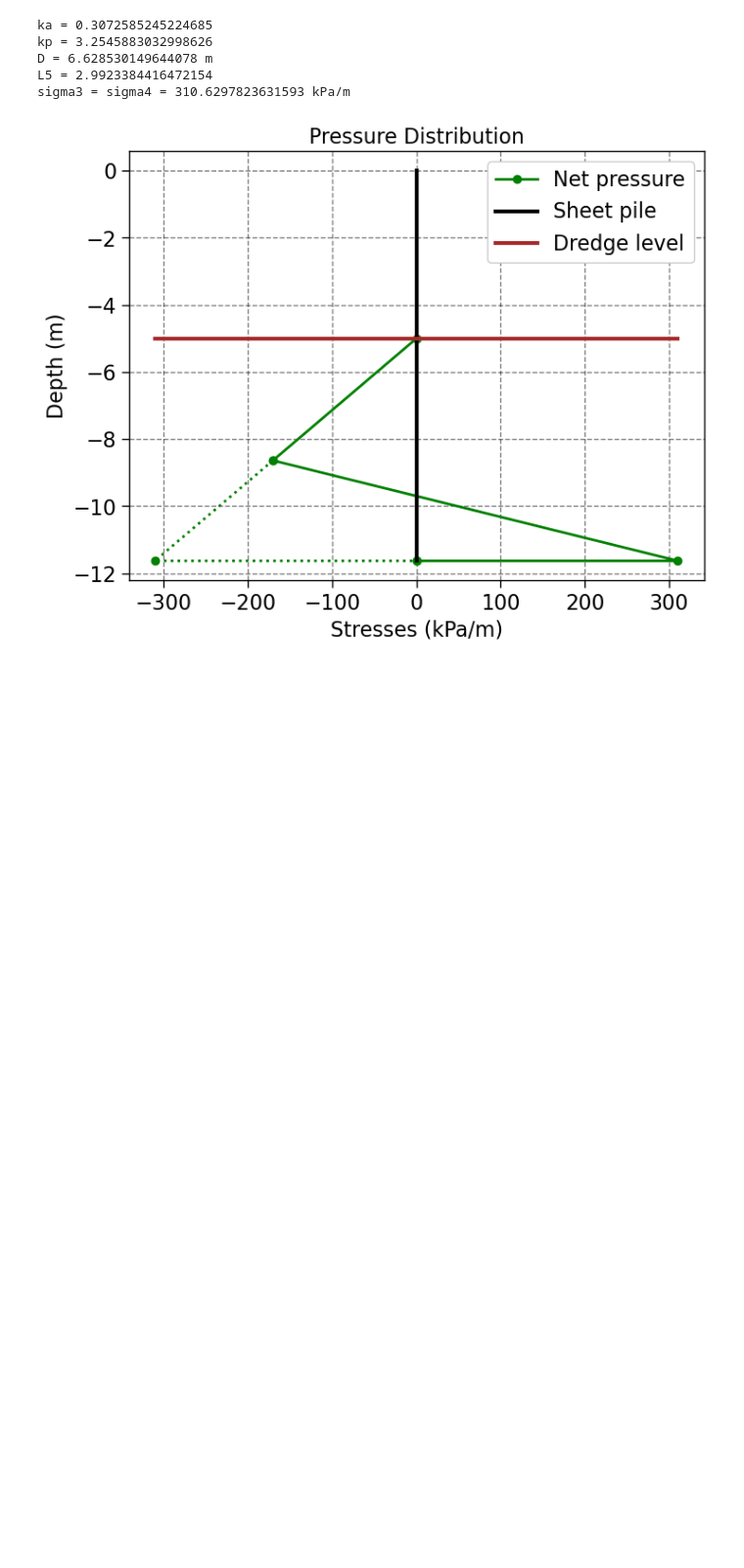
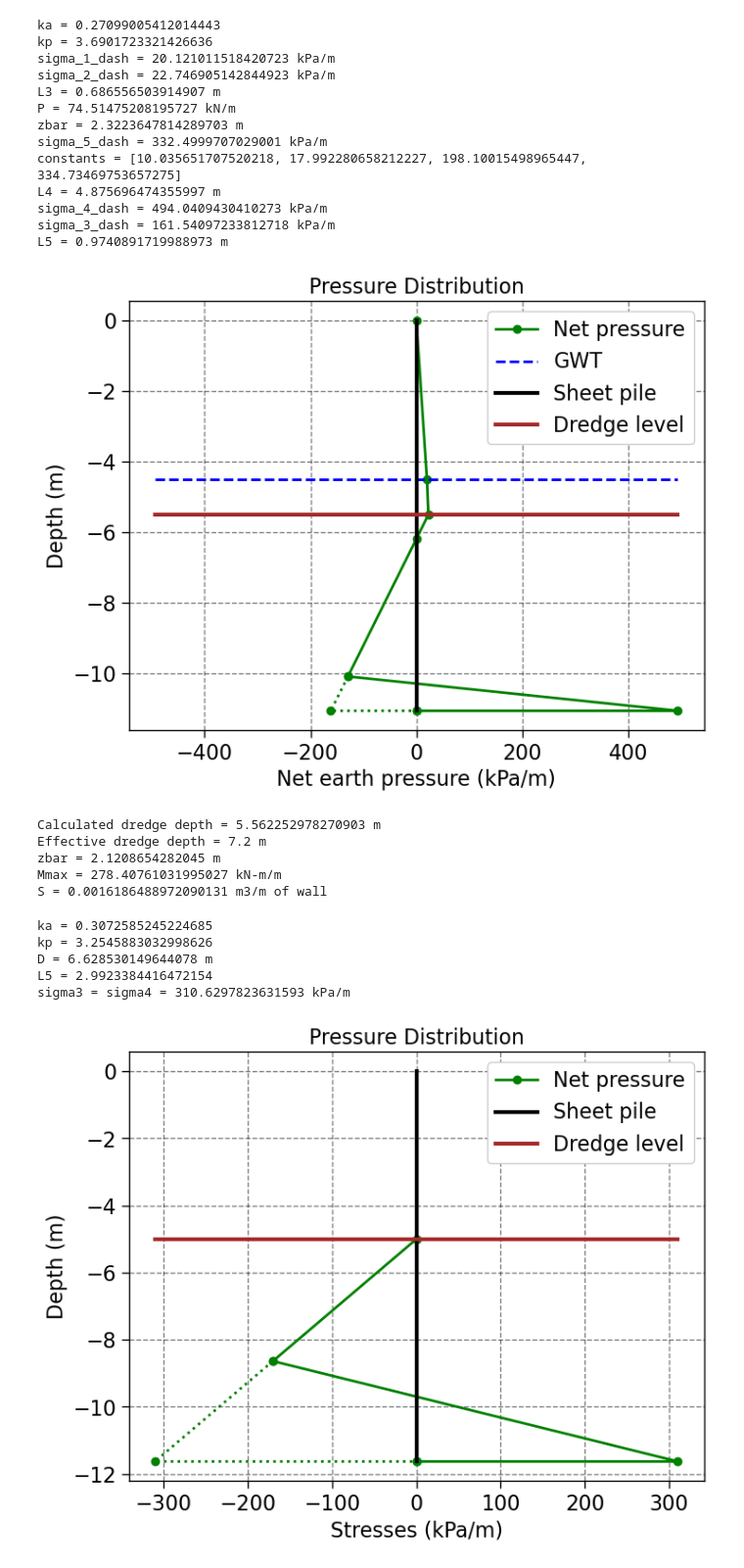
Before and after one commit to paudyalprabhat7/cee555_advfoundations, a Jupyter notebook: sheetpile_design_oop.ipynb, the cells around one changed output. Shown at 98% size. Saved outputs shown, nothing was run; the diff lists cells and outputs as text; code cells hidden in the pictures; blank space fills up the shorter version.

```diff
--- a/sheetpile_design_oop.ipynb
+++ b/sheetpile_design_oop.ipynb
@@ -339,3 +318,38 @@ Effective dredge depth = 5.9 m
+# %%
+#Problem 2
+properties = {
+    'phi': 35, #granular soil friction angle
+    'gamma_unsat': 16.5, #granular soil unit weight (unsat)
+    'gamma_sat': 19.5,  #granular soil unit weight (sat)
+    'L1': 4.5,             #L1
+    'L2': 1,             #L2
+    'mode': 0,
+    'sigma_all' : 172 * 1e3
+}
+
+
+sheet_pile = SheetPile(properties)
+sheet_pile.complete_calc()
+# %% [output]
+ka = 0.27099005412014443
+kp = 3.6901723321426636
+sigma_1_dash = 20.121011518420723 kPa/m
+sigma_2_dash = 22.746905142844923 kPa/m
+L3 = 0.686556503914907 m
+P = 74.51475208195727 kN/m
+zbar = 2.3223647814289703 m
+sigma_5_dash = 332.4999707029001 kPa/m
+constants = [10.035651707520218, 17.992280658212227, 198.10015498965447, 334.73469753657275]
+L4 = 4.875696474355997 m
+sigma_4_dash = 494.0409430410273 kPa/m
+sigma_3_dash = 161.54097233812718 kPa/m
+L5 = 0.9740891719988973 m
+[figure, added]
+Calculated dredge depth = 5.562252978270903 m
+Effective dredge depth = 7.2 m
+zbar = 2.1208654282045 m
+Mmax = 278.40761031995027 kN-m/m
+S = 0.0016186488972090131 m3/m of wall
 # %%
 #example 3: free cantilever case
 # Define properties
```
Also changed, not shown: parts of 4 cells of this notebook, 1 other file.
